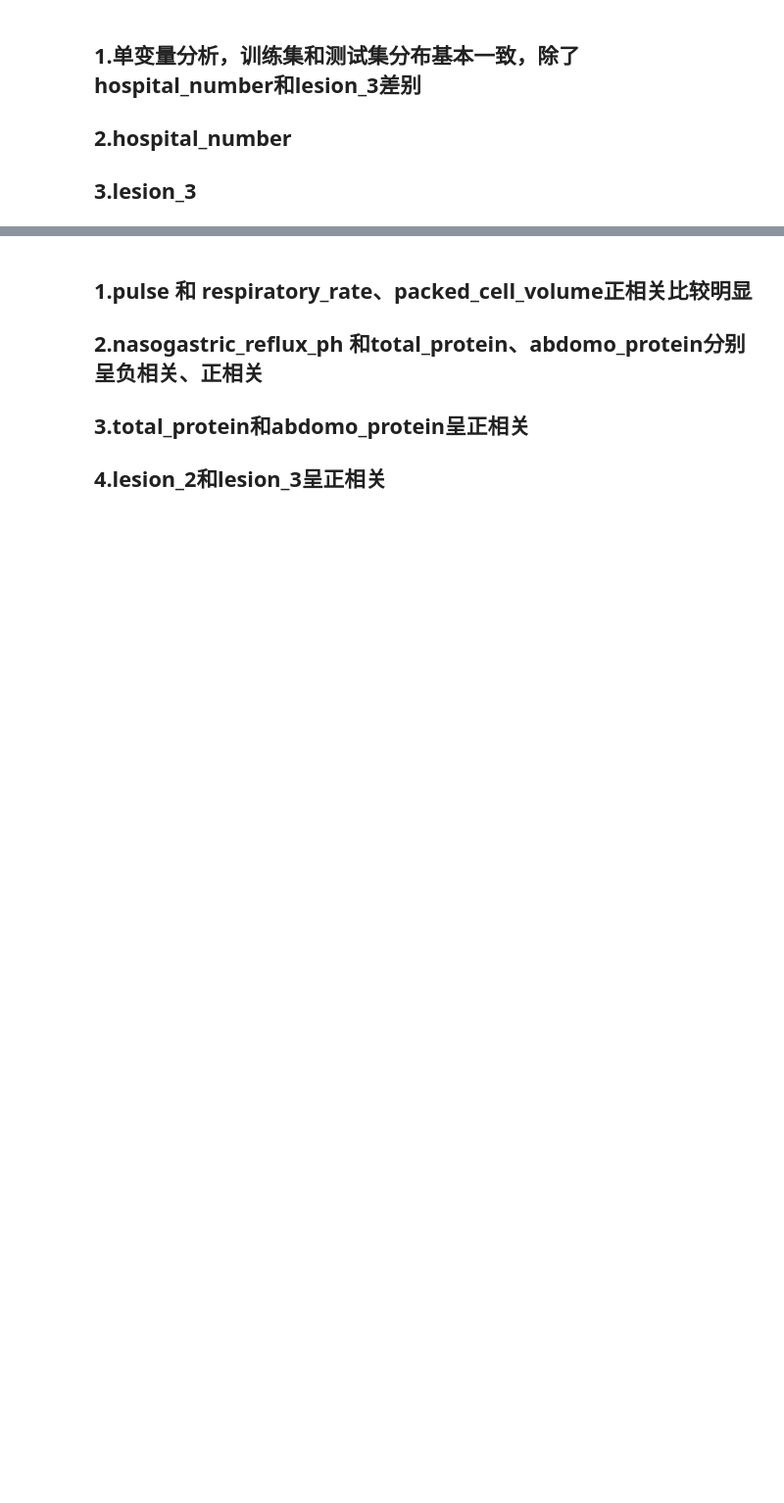
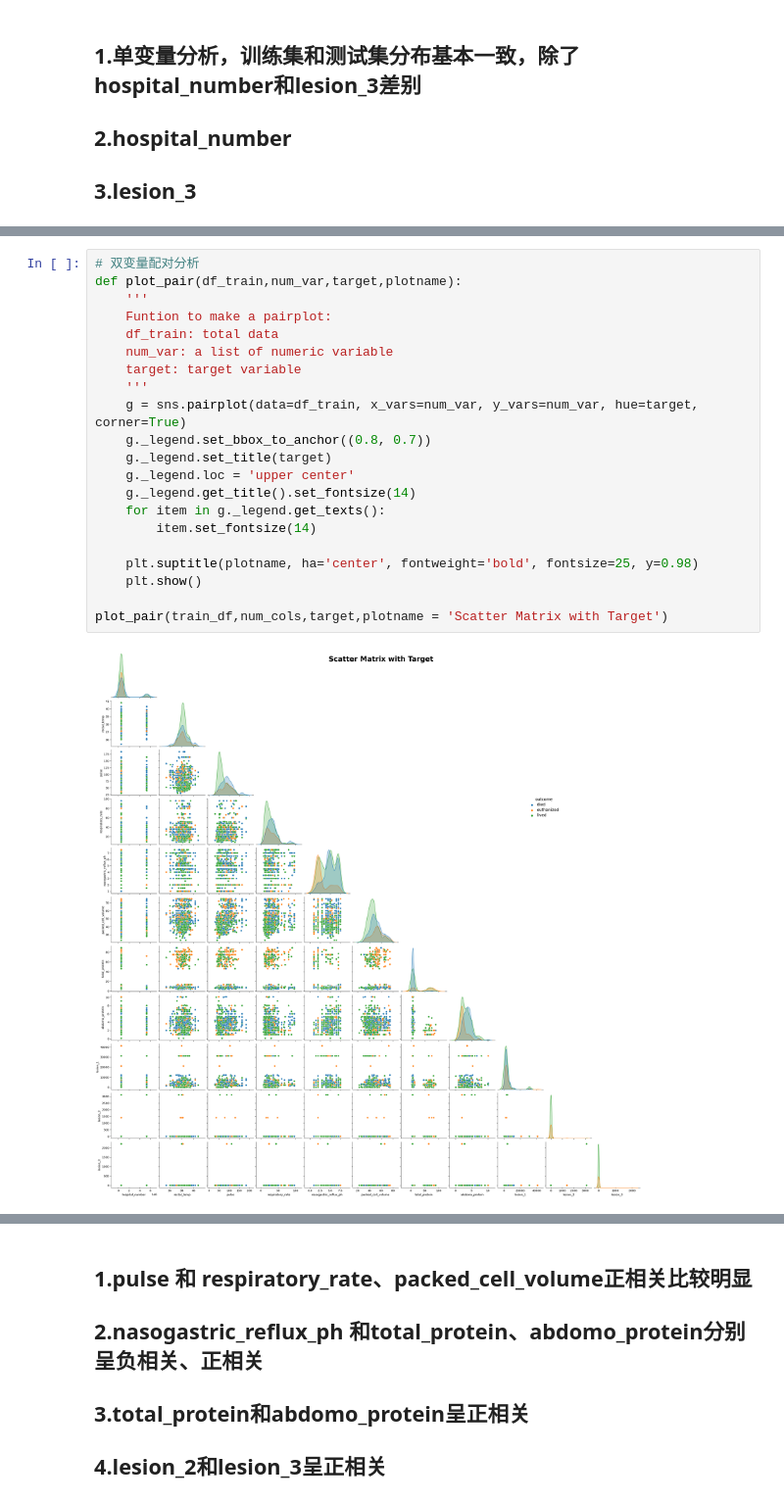
Before and after one commit to TaurrBen/Kaggle, a Jupyter notebook: 1-predicthealthoutcomesofhorses.ipynb, the cells around one changed output, grey strips where cells are left out. Shown at 98% size. Cells and saved outputs as stored; diff of their text form; blank space fills up the shorter version.

```diff
--- a/1-predicthealthoutcomesofhorses.ipynb
+++ b/1-predicthealthoutcomesofhorses.ipynb
@@ -365,3 +439,26 @@ for i, column in enumerate(num_cols):
+# %%
+# 双变量配对分析
+def plot_pair(df_train,num_var,target,plotname):
+    '''
+    Funtion to make a pairplot:
+    df_train: total data
+    num_var: a list of numeric variable
+    target: target variable
+    '''
+    g = sns.pairplot(data=df_train, x_vars=num_var, y_vars=num_var, hue=target, corner=True)
+    g._legend.set_bbox_to_anchor((0.8, 0.7))
+    g._legend.set_title(target)
+    g._legend.loc = 'upper center'
+    g._legend.get_title().set_fontsize(14)
+    for item in g._legend.get_texts():
+        item.set_fontsize(14)
+
+    plt.suptitle(plotname, ha='center', fontweight='bold', fontsize=25, y=0.98)
+    plt.show()
+
+plot_pair(train_df,num_cols,target,plotname = 'Scatter Matrix with Target')
+# %% [output]
+[figure, added]
 # %%
 plt.figure(figsize=(15,15))
 corr = train_df[num_cols].corr(method = "pearson")# 皮尔逊相关
```
Also changed, not shown: parts of 16 cells of this notebook.
